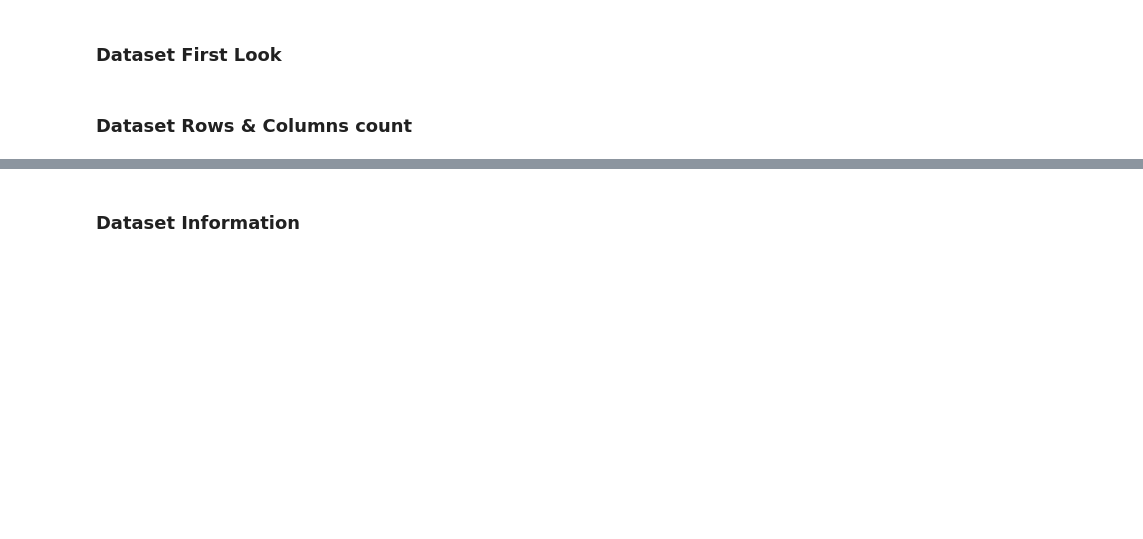
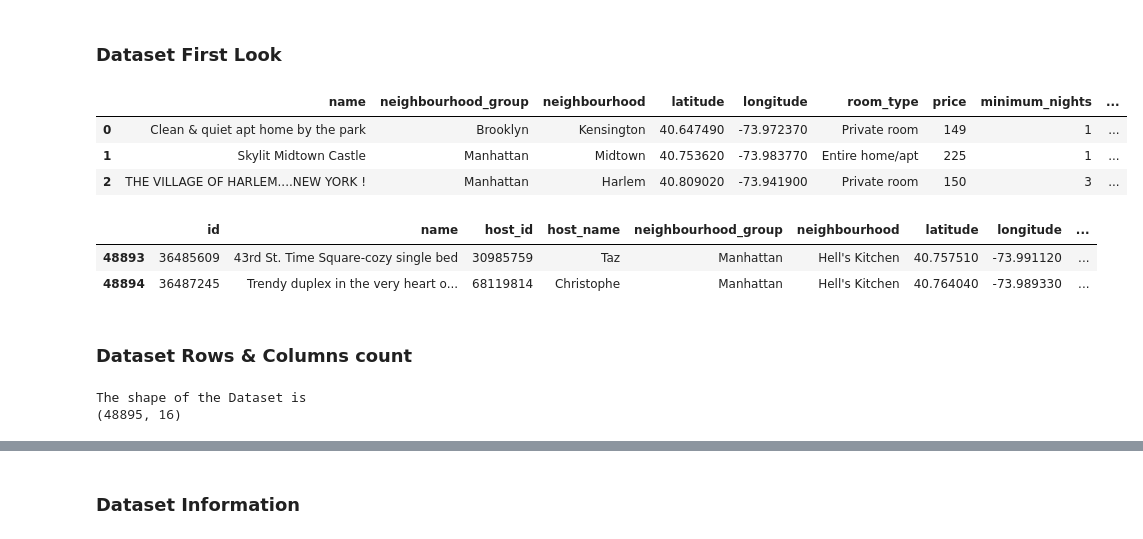
Before and after one commit to FasilHameed/AirBNB_EDA, a Jupyter notebook: AirBnB_EDA.ipynb, the cells around one changed output, grey strips where cells are left out. Drawn from its saved outputs; the diff is of its cells as text; code cells hidden in the pictures; blank space fills up the shorter version.

```diff
--- a/AirBnB_EDA.ipynb
+++ b/AirBnB_EDA.ipynb
@@ -73,21 +75,33 @@ warnings.filterwarnings('ignore')
 # %%
 # Load Dataset
 import pandas as pd
-BnB_Data = pd.read_csv("/content/Airbnb NYC 2019.csv")
+BnB_Data = pd.read_csv("./Airbnb NYC 2019.csv")
 # %% [markdown]
 ### Dataset First Look
 # %%
 # Dataset First Look
-BnB_Data.head().style.background_gradient(cmap='Oranges')
+BnB_Data.head(3).style.background_gradient(cmap='Oranges')
+# %% [output]
+|  | name | neighbourhood_group | neighbourhood | latitude | longitude | room_type | price | minimum_nights | ... |
+| 0 | Clean & quiet apt home by the park | Brooklyn | Kensington | 40.647490 | -73.972370 | Private room | 149 | 1 | ... |
+| 1 | Skylit Midtown Castle | Manhattan | Midtown | 40.753620 | -73.983770 | Entire home/apt | 225 | 1 | ... |
+| 2 | THE VILLAGE OF HARLEM....NEW YORK ! | Manhattan | Harlem | 40.809020 | -73.941900 | Private room | 150 | 3 | ... |
 # %%
 #This is the tail of the the Airbnb dataset
 BnB_Data.tail(2).style.background_gradient(cmap='Oranges')
+# %% [output]
+|  | id | name | host_id | host_name | neighbourhood_group | neighbourhood | latitude | longitude | ... |
+| 48893 | 36485609 | 43rd St. Time Square-cozy single bed | 30985759 | Taz | Manhattan | Hell's Kitchen | 40.757510 | -73.991120 | ... |
+| 48894 | 36487245 | Trendy duplex in the very heart o... | 68119814 | Christophe | Manhattan | Hell's Kitchen | 40.764040 | -73.989330 | ... |
 # %% [markdown]
 ### Dataset Rows & Columns count
 # %%
 # Shape of Dataset
 print('The shape of the Dataset is')
 print(BnB_Data.shape)
+# %% [output]
+The shape of the Dataset is
+(48895, 16)
 # %%
 # count of data
 BnB_Data.count()
```
Also changed, not shown: parts of 59 cells of this notebook.
